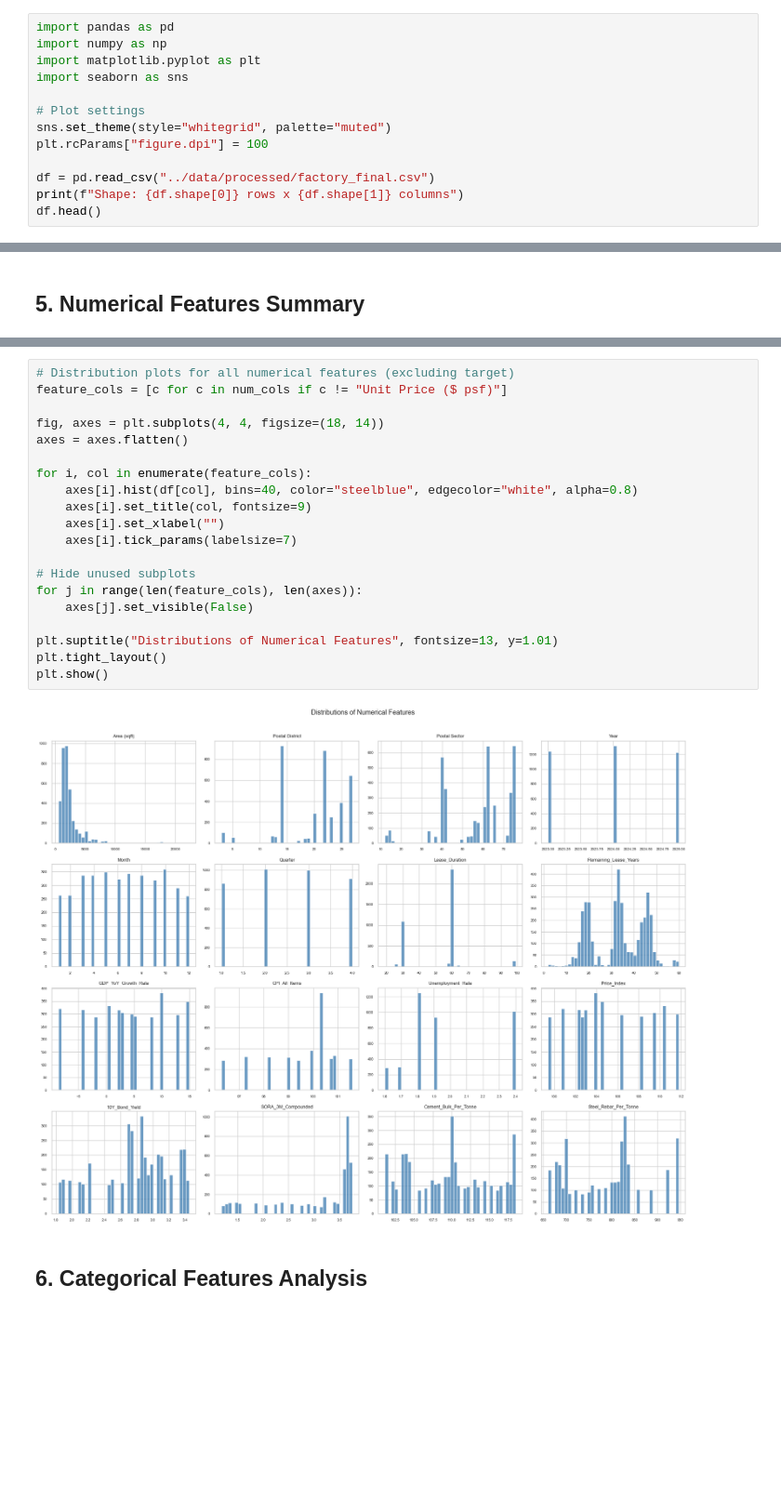
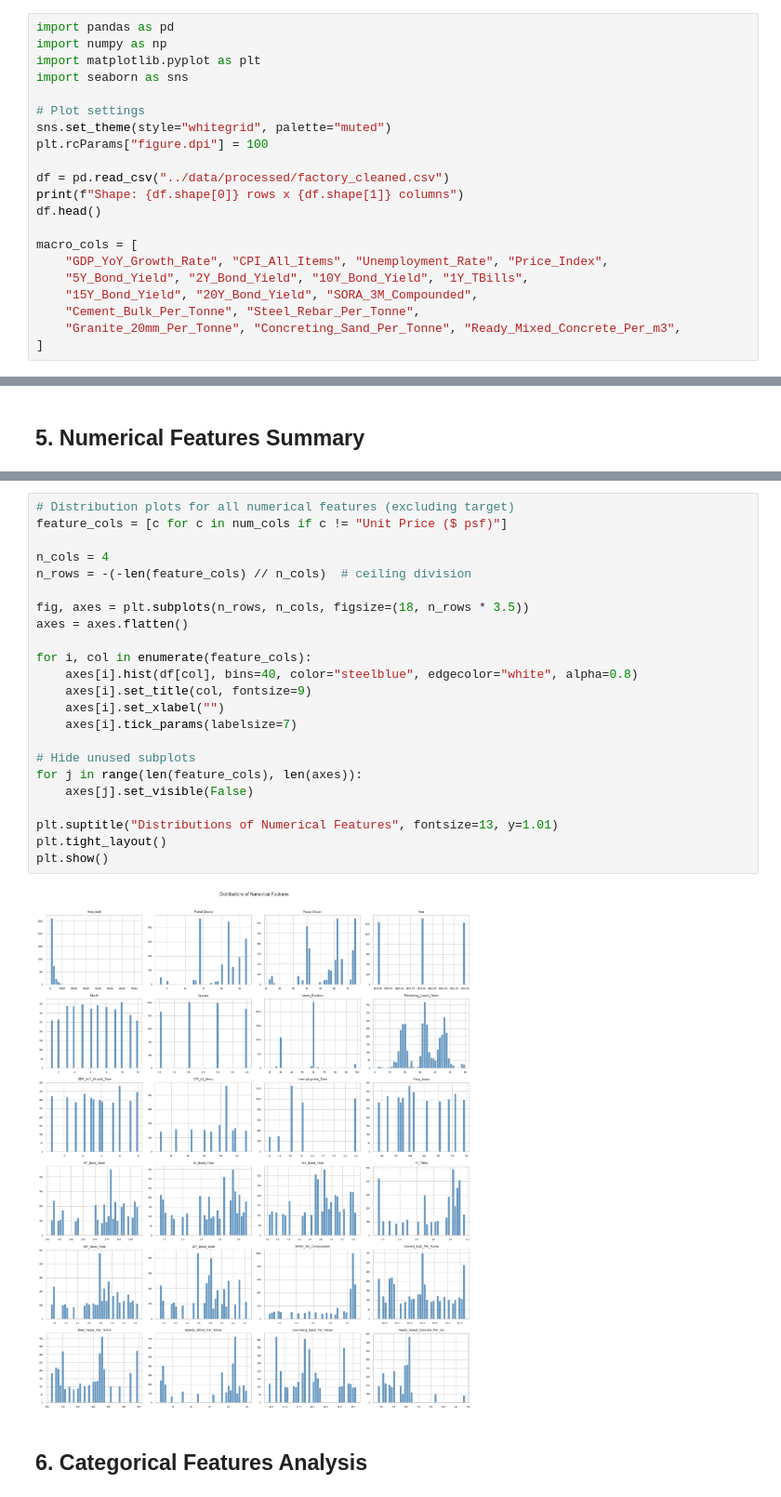
Before and after one commit to ZackTanCZ/factory-space-prices, a Jupyter notebook: notebooks/02_eda_processed.ipynb, the cells around one changed output, grey strips where cells are left out. Shown at 93% size. Saved outputs shown, nothing was run; the diff lists cells and outputs as text; blank space fills up the shorter version.

```diff
--- a/notebooks/02_eda_processed.ipynb
+++ b/notebooks/02_eda_processed.ipynb
@@ -32,7 +32,15 @@ import seaborn as sns
 sns.set_theme(style="whitegrid", palette="muted")
 plt.rcParams["figure.dpi"] = 100
 
-df = pd.read_csv("../data/processed/factory_final.csv")
+df = pd.read_csv("../data/processed/factory_cleaned.csv")
 print(f"Shape: {df.shape[0]} rows x {df.shape[1]} columns")
 df.head()
+
+macro_cols = [
+    "GDP_YoY_Growth_Rate", "CPI_All_Items", "Unemployment_Rate", "Price_Index",
+    "5Y_Bond_Yield", "2Y_Bond_Yield", "10Y_Bond_Yield", "1Y_TBills",
+    "15Y_Bond_Yield", "20Y_Bond_Yield", "SORA_3M_Compounded",
+    "Cement_Bulk_Per_Tonne", "Steel_Rebar_Per_Tonne",
+    "Granite_20mm_Per_Tonne", "Concreting_Sand_Per_Tonne", "Ready_Mixed_Concrete_Per_m3",
+]
 # %% [output]
@@ -218,25 +220,28 @@ df[num_cols].describe().round(2)
 # %%
 # Distribution plots for all numerical features (excluding target)
 feature_cols = [c for c in num_cols if c != "Unit Price ($ psf)"]
 
-fig, axes = plt.subplots(4, 4, figsize=(18, 14))
+n_cols = 4
+n_rows = -(-len(feature_cols) // n_cols)  # ceiling division
+
+fig, axes = plt.subplots(n_rows, n_cols, figsize=(18, n_rows * 3.5))
 axes = axes.flatten()
 
 for i, col in enumerate(feature_cols):
     axes[i].hist(df[col], bins=40, color="steelblue", edgecolor="white", alpha=0.8)
     axes[i].set_title(col, fontsize=9)
     axes[i].set_xlabel("")
     axes[i].tick_params(labelsize=7)
 
 # Hide unused subplots
 for j in range(len(feature_cols), len(axes)):
     axes[j].set_visible(False)
 
 plt.suptitle("Distributions of Numerical Features", fontsize=13, y=1.01)
 plt.tight_layout()
 plt.show()
 # %% [output]
-[figure, old version]
+[figure, new version]
 # %% [markdown]
 ## 6. Categorical Features Analysis
 # %%
```
Also changed, not shown: parts of 24 cells of this notebook, 17 other files.
